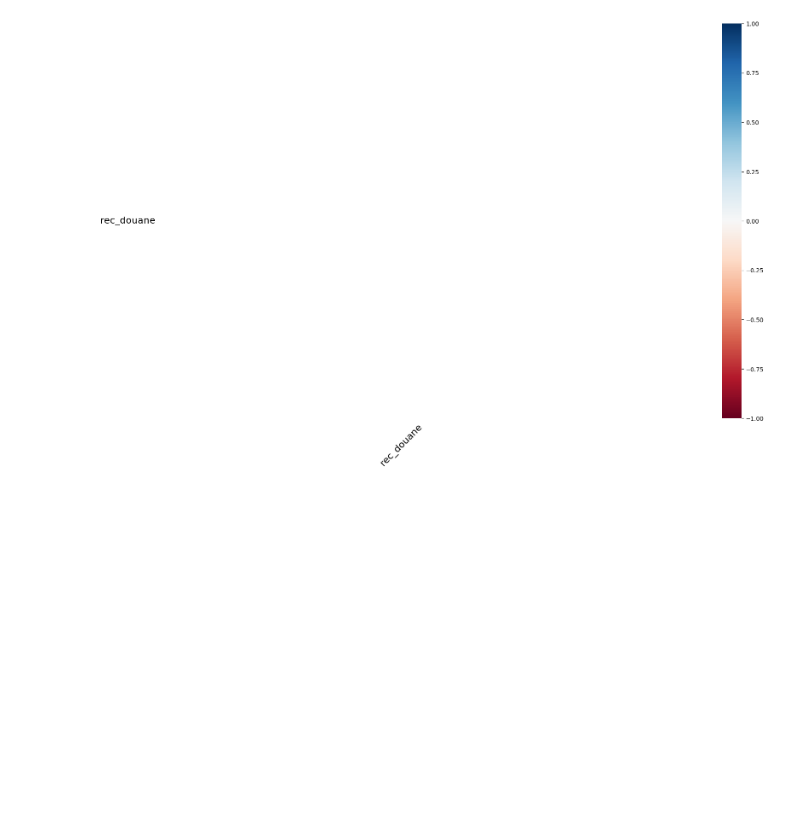
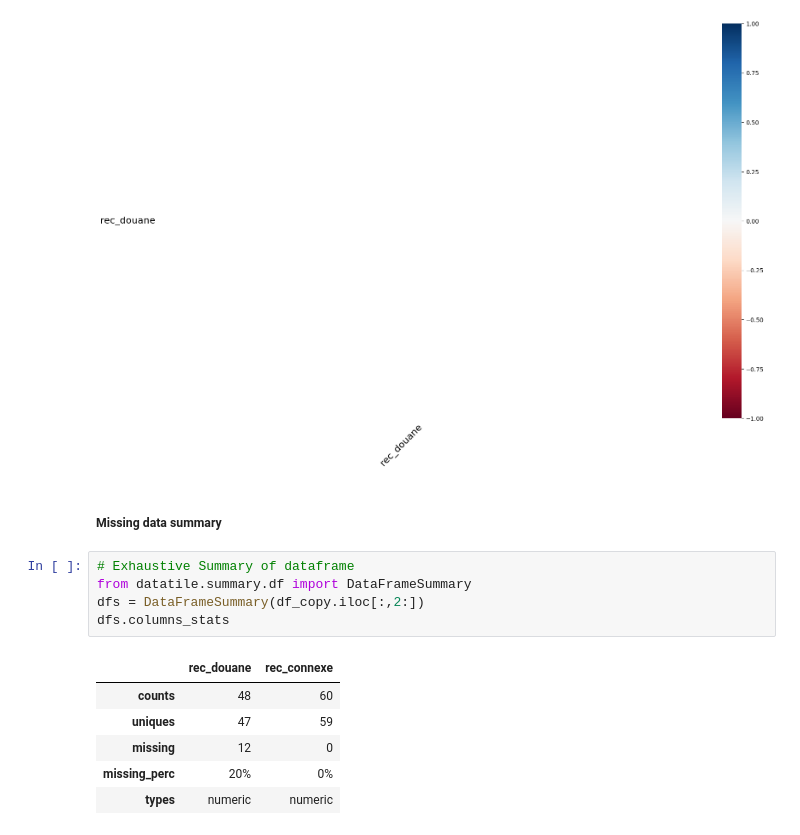
Before and after one commit to Pinto-Katende-Jonathan/SimpleDescriptiveStat, a Jupyter notebook: analyse.ipynb, the cells around one changed output. Cells and saved outputs as stored; diff of their text form; blank space fills up the shorter version.

Commit message:
Missing data summary

```diff
--- a/analyse.ipynb
+++ b/analyse.ipynb
@@ -301,3 +302,17 @@ msno.heatmap(df_copy)
 # %% [output]
 <Axes: >
 [figure]
+# %% [markdown]
+##### Missing data summary
+# %%
+# Exhaustive Summary of dataframe
+from datatile.summary.df import DataFrameSummary
+dfs = DataFrameSummary(df_copy.iloc[:,2:])
+dfs.columns_stats
+# %% [output]
+|  | rec_douane | rec_connexe |
+| counts | 48 | 60 |
+| uniques | 47 | 59 |
+| missing | 12 | 0 |
+| missing_perc | 20% | 0% |
+| types | numeric | numeric |
```
Also changed, not shown: parts of 1 cell of this notebook.
